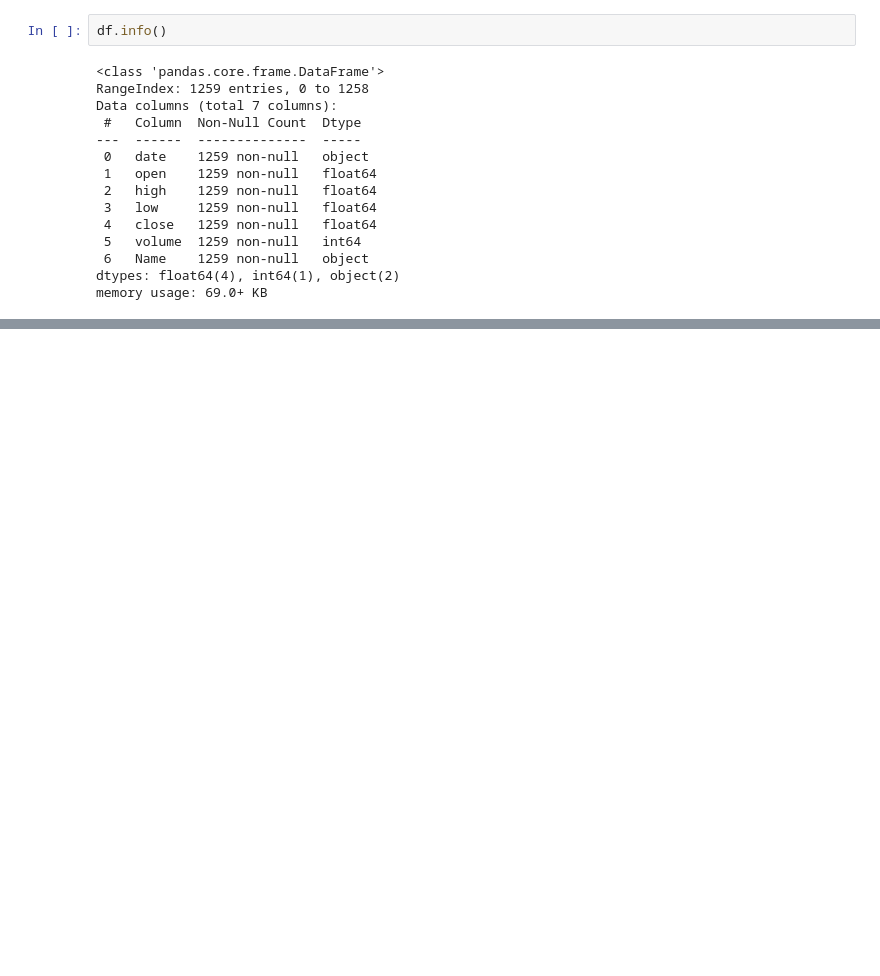
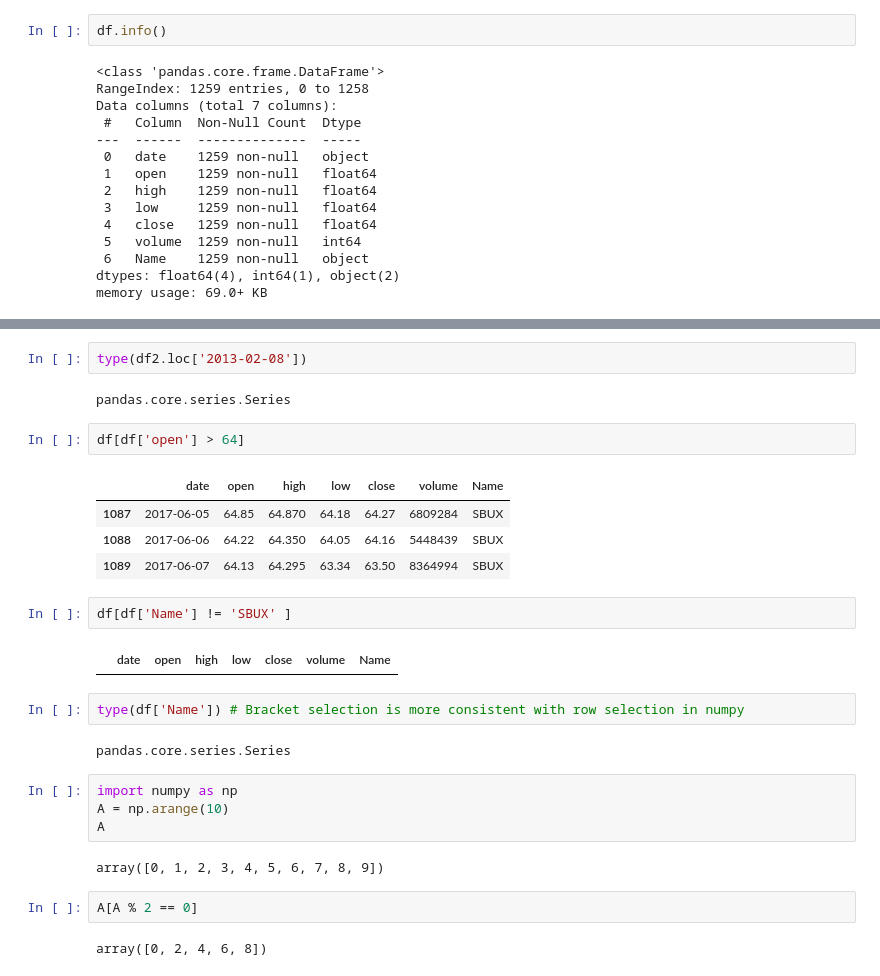
Before and after one commit to clshu/LP_numpy_stack, a Jupyter notebook: Panda_LP.ipynb, the cells around one changed output, grey strips where cells are left out. Drawn from its saved outputs; the diff is of its cells as text; blank space fills up the shorter version.

```diff
--- a/Panda_LP.ipynb
+++ b/Panda_LP.ipynb
@@ -89,0 +190,29 @@ memory usage: 69.0+ KB
+# %%
+type(df2.loc['2013-02-08'])
+# %% [output]
+pandas.core.series.Series
+# %%
+df[df['open'] > 64]
+# %% [output]
+|  | date | open | high | low | close | volume | Name |
+| 1087 | 2017-06-05 | 64.85 | 64.870 | 64.18 | 64.27 | 6809284 | SBUX |
+| 1088 | 2017-06-06 | 64.22 | 64.350 | 64.05 | 64.16 | 5448439 | SBUX |
+| 1089 | 2017-06-07 | 64.13 | 64.295 | 63.34 | 63.50 | 8364994 | SBUX |
+# %%
+df[df['Name'] != 'SBUX' ]
+# %% [output]
+|  | date | open | high | low | close | volume | Name |
+# %%
+type(df['Name']) # Bracket selection is more consistent with row selection in numpy
+# %% [output]
+pandas.core.series.Series
+# %%
+import numpy as np
+A = np.arange(10)
+A
+# %% [output]
+array([0, 1, 2, 3, 4, 5, 6, 7, 8, 9])
+# %%
+A[A % 2 == 0]
+# %% [output]
+array([0, 2, 4, 6, 8])
```
Also changed, not shown: parts of 20 cells of this notebook.
